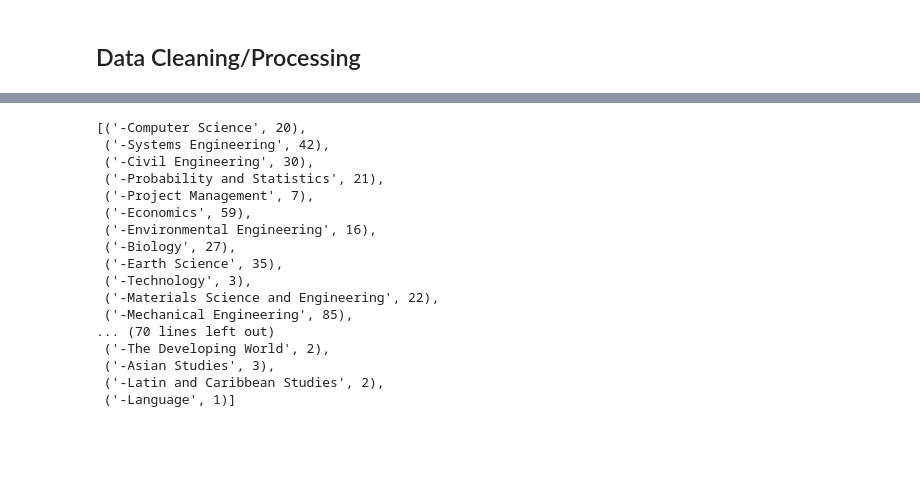
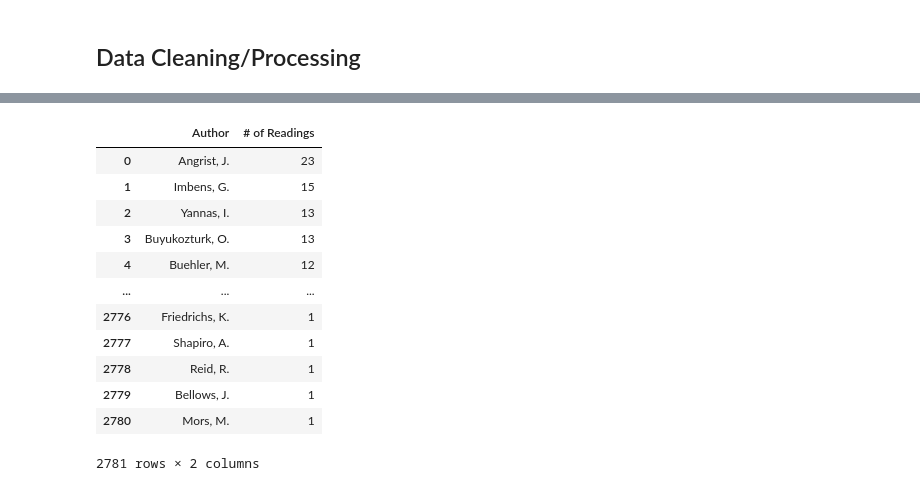
Before and after one commit to jaeihn/Corpus-Annotation-MIT-OpenCourseware, a Jupyter notebook: milestone_4/product_preparation.ipynb, the cells around one changed output, grey strips where cells are left out. Drawn from its saved outputs; the diff is of its cells as text; code cells hidden in the pictures; blank space fills up the shorter version.

```diff
--- a/milestone_4/product_preparation.ipynb
+++ b/milestone_4/product_preparation.ipynb
@@ -222,23 +209,22 @@ search_readings('-Language', 'Book', 'All')[1]
+# %%
+search_readings('Engineering', 'All', 'All')[2]
+# %% [output]
+|  | Author | # of Readings |
+| 0 | Angrist, J. | 23 |
+| 1 | Imbens, G. | 15 |
+| 2 | Yannas, I. | 13 |
+| 3 | Buyukozturk, O. | 13 |
+| 4 | Buehler, M. | 12 |
+| ... | ... | ... |
+| 2776 | Friedrichs, K. | 1 |
+| 2777 | Shapiro, A. | 1 |
+| 2778 | Reid, R. | 1 |
+| 2779 | Bellows, J. | 1 |
+| 2780 | Mors, M. | 1 |
+2781 rows × 2 columns
 # %%
-[(t,c) for t, c in topic_counter.items() if t.startswith('-') and not t.startswith('--')]
+with open('topic_dropdown.txt', 'w') as f:
+    f.writelines([t[1:]+'\n' for t in topic_counter.keys() if t.startswith('-') and not t.startswith('--')])
-# %% [output]
-[('-Computer Science', 20),
- ('-Systems Engineering', 42),
- ('-Civil Engineering', 30),
- ('-Probability and Statistics', 21),
- ('-Project Management', 7),
- ('-Economics', 59),
- ('-Environmental Engineering', 16),
- ('-Biology', 27),
- ('-Earth Science', 35),
- ('-Technology', 3),
- ('-Materials Science and Engineering', 22),
- ('-Mechanical Engineering', 85),
-... (70 lines left out)
- ('-The Developing World', 2),
- ('-Asian Studies', 3),
- ('-Latin and Caribbean Studies', 2),
- ('-Language', 1)]
 # %%
 # average reading, opt, required
 # book / paper / unknown
```
Also changed, not shown: parts of 15 cells of this notebook, 25 other files.
